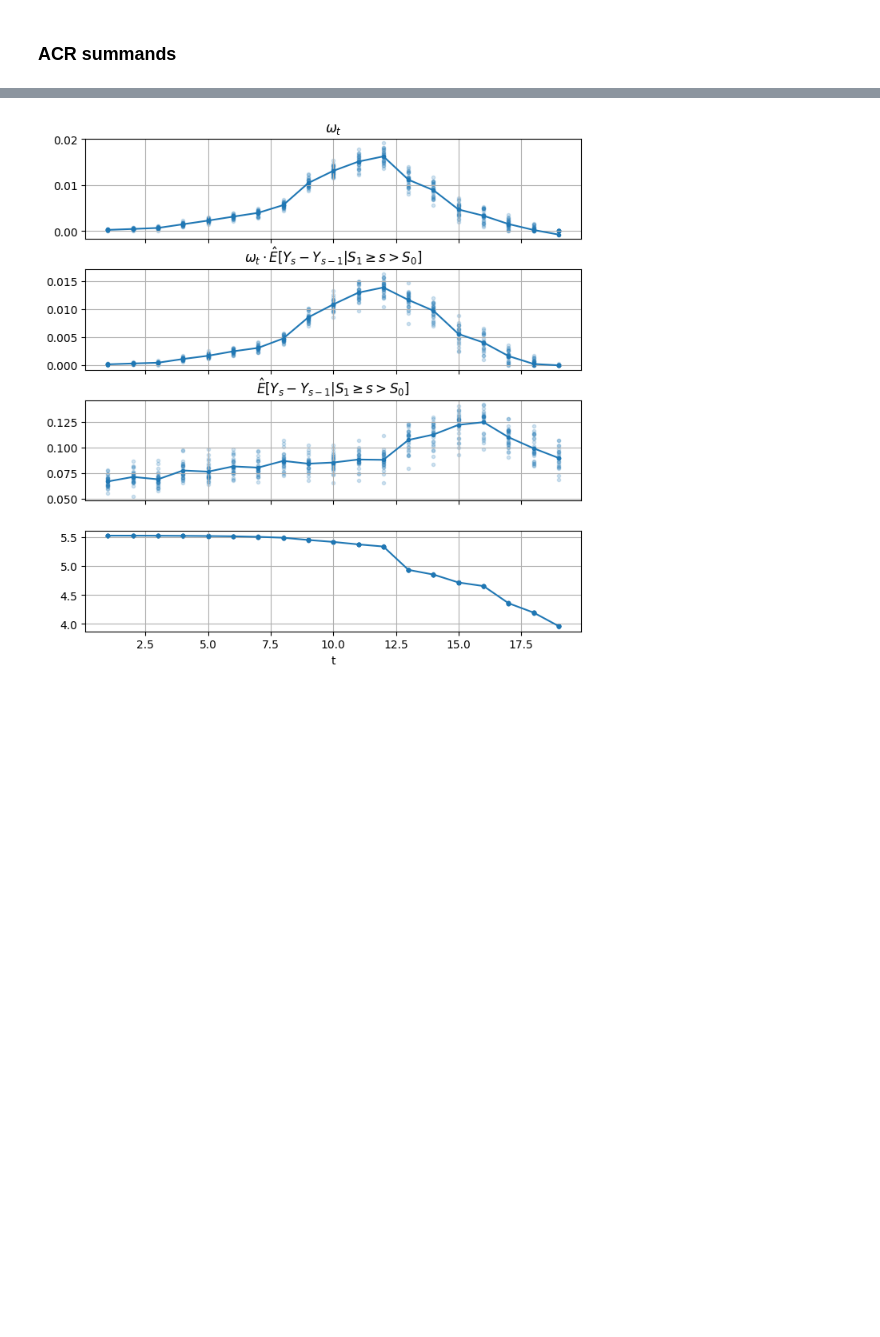
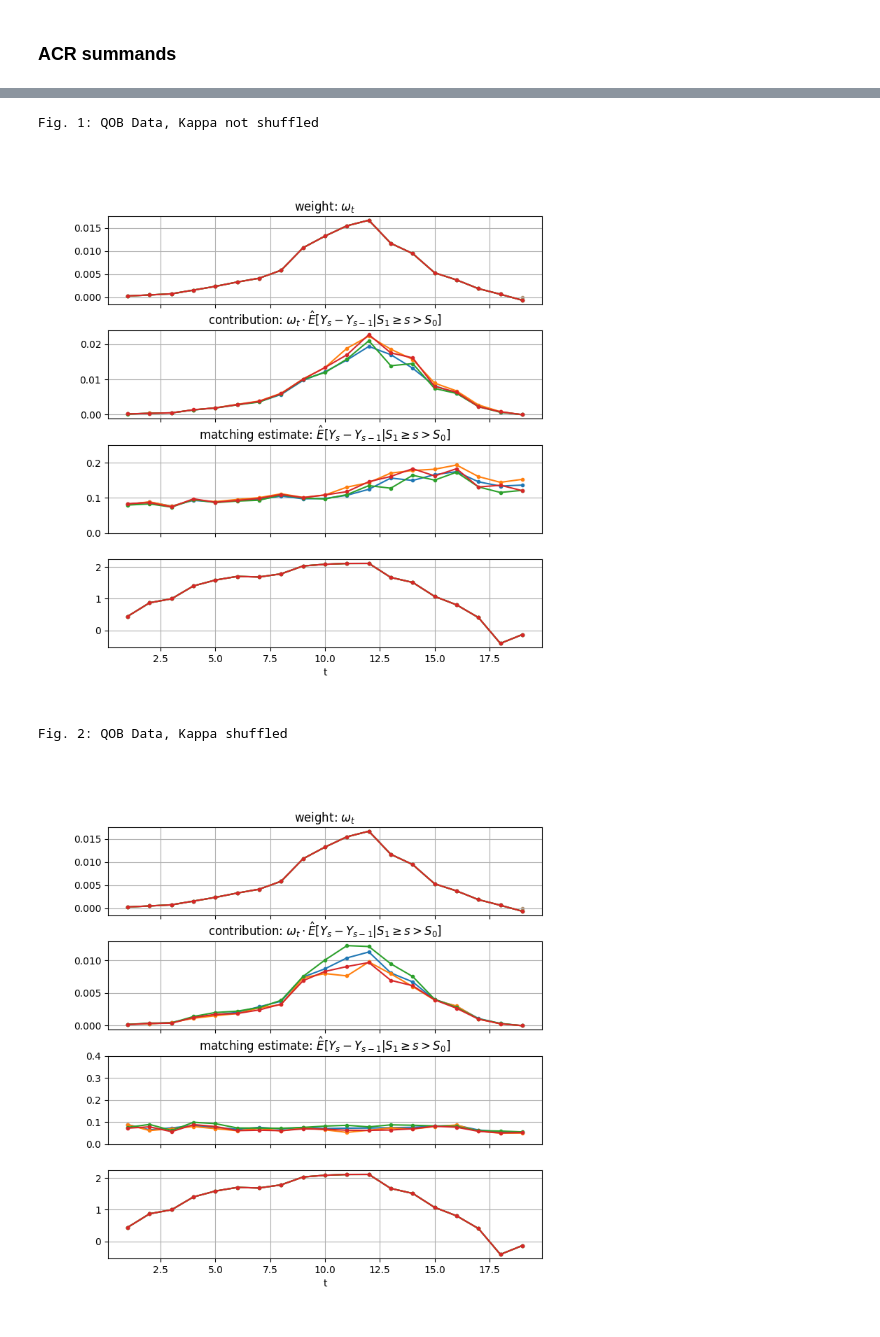
Before and after one commit to domyr/metrics, a Jupyter notebook: acr.ipynb, the cells around one changed output, grey strips where cells are left out. Saved outputs shown, nothing was run; the diff lists cells and outputs as text; code cells hidden in the pictures; blank space fills up the shorter version.

```diff
--- a/acr.ipynb
+++ b/acr.ipynb
@@ -591,24 +668,41 @@ fig.set_size_inches(8, 8)
 df_res["omega"] = df_res["omega"].clip(0,1)
 
 alpha=.2
-axs[0].scatter(df_res["t"], df_res["omega"], alpha=alpha, marker=".")
-axs[1].scatter(df_res["t"], df_res["alpha"]*(df_res["omega"].clip(0,1)*1/df_res.groupby(["i"])["omega"].transform("sum")), alpha=alpha, marker=".")
-axs[2].scatter(df_res["t"], df_res["alpha"], alpha=alpha, marker=".")
-axs[3].scatter(df_res["t"], numpy.log10(df_res["f"]), alpha=alpha, marker=".")
+#PLOT_SHUFFLE = False
+PLOT_SHUFFLE = True
 
-axs[0].plot(df_res_agg["t"], df_res_agg["omega"], alpha=1, marker=".")
-axs[1].plot(df_res_agg["t"], df_res_agg["alpha"]*(df_res_agg["omega"].clip(0,1)*1/df_res_agg["omega"].clip(0,1).sum()), alpha=1, marker=".")
-axs[2].plot(df_res_agg["t"], df_res_agg["alpha"], alpha=1, marker=".")
-#axs[2].plot(df_res["t"], df_res["D_kappaolsY"], alpha=1, marker=".")
-axs[3].plot(df_res_agg["t"], numpy.log10(df_res_agg["f"]), alpha=1, marker=".")
-#axs[4].plot(df_res["t"], numpy.log10(df_res["f_fs"]), alpha=1, marker=".")
+
+for alpha_col  in ["alpha_0", "alpha_1", "alpha_2", "alpha_3"]:
+    df_res["alpha"] = df_res[alpha_col]
+    df_res_agg["alpha"] = df_res_agg[alpha_col]
+
+
+    if PLOT_SHUFFLE:
+        m_res = df_res["shuffle"]
+        m_res_agg = df_res_agg["shuffle"]
+    else:
+        m_res = ~df_res["shuffle"]
+        m_res_agg = ~df_res_agg["shuffle"]
+
+    axs[0].scatter(df_res[m_res]["t"], df_res[m_res]["omega"], alpha=alpha, marker=".")
+    axs[1].scatter(df_res[m_res]["t"], df_res[m_res]["alpha"]*(df_res[m_res]["omega"].clip(0,1)*1/df_res[m_res].groupby(["i"])["omega"].transform("sum")), alpha=alpha, marker=".")
+    axs[2].scatter(df_res[m_res]["t"], df_res[m_res]["alpha"], alpha=alpha, marker=".")
+    axs[3].scatter(df_res[m_res]["t"], numpy.log10(df_res[m_res]["f"]), alpha=alpha, marker=".")
+
+    axs[0].plot(df_res_agg[m_res_agg]["t"], df_res_agg[m_res_agg]["omega"], alpha=1, marker=".")
+    axs[1].plot(df_res_agg[m_res_agg]["t"], df_res_agg[m_res_agg]["alpha"]*(df_res_agg[m_res_agg]["omega"].clip(0,1)*1/df_res_agg[m_res_agg]["omega"].clip(0,1).sum()), alpha=1, marker=".")
+    axs[2].plot(df_res_agg[m_res_agg]["t"], df_res_agg[m_res_agg]["alpha"], alpha=1, marker=".")
+    #axs[2].plot(df_res["t"], df_res["D_kappaolsY"], alpha=1, marker=".")
+    axs[3].plot(df_res_agg[m_res_agg]["t"], numpy.log10(df_res_agg[m_res_agg]["f"]), alpha=1, marker=".")
+    #axs[4].plot(df_res["t"], numpy.log10(df_res["f_fs"]), alpha=1, marker=".")
 
 
 axs[-1].set_xlabel("t")
 
-axs[0].set_title("$\omega_t$")
-axs[1].set_title("$\omega_t\cdot \hat{E}[Y_{s}-Y_{s-1}|S_1\geq s>S_0]$")
-axs[2].set_title("$\hat{E}[Y_{s}-Y_{s-1}|S_1\geq s>S_0]$")
+axs[0].set_title("weight: $\omega_t$")
+axs[1].set_title("contribution: $\omega_t\cdot \hat{E}[Y_{s}-Y_{s-1}|S_1\geq s>S_0]$")
+axs[2].set_title("matching estimate: $\hat{E}[Y_{s}-Y_{s-1}|S_1\geq s>S_0]$")
+
 
 
 axs[0].grid()
@@ -617,8 +711,28 @@ axs[2].grid()
 axs[3].grid()
 #axs[4].grid()
 
+axs[2].set_ylim(0, .4)
+
 fig.subplots_adjust(hspace=.3)
 
+plt.savefig(f"SIM_{SIM}_SHUFFLE_{PLOT_SHUFFLE}.png")
 plt.show()
+#clear_output()
-# %% [output]
-[figure, removed]
+# %%
+from IPython.display import Image, display
+print("Fig. 1: QOB Data, Kappa not shuffled")
+display(Image(filename='SIM_False_SHUFFLE_False.png'))
+
+print("Fig. 2: QOB Data, Kappa shuffled")
+display(Image(filename='SIM_False_SHUFFLE_True.png'))
+
+print("Fig. 3: Simulated Data, Kappa not shuffled")
+display(Image(filename='SIM_True_SHUFFLE_False.png'))
+
+print("Fig. 4: SImulated Data, Kappa shuffled")
+display(Image(filename='SIM_True_SHUFFLE_True.png'))
+# %% [output]
+Fig. 1: QOB Data, Kappa not shuffled
+[figure, added]
+Fig. 2: QOB Data, Kappa shuffled
+[figure, added]
```
Also changed, not shown: parts of 12 cells of this notebook.
